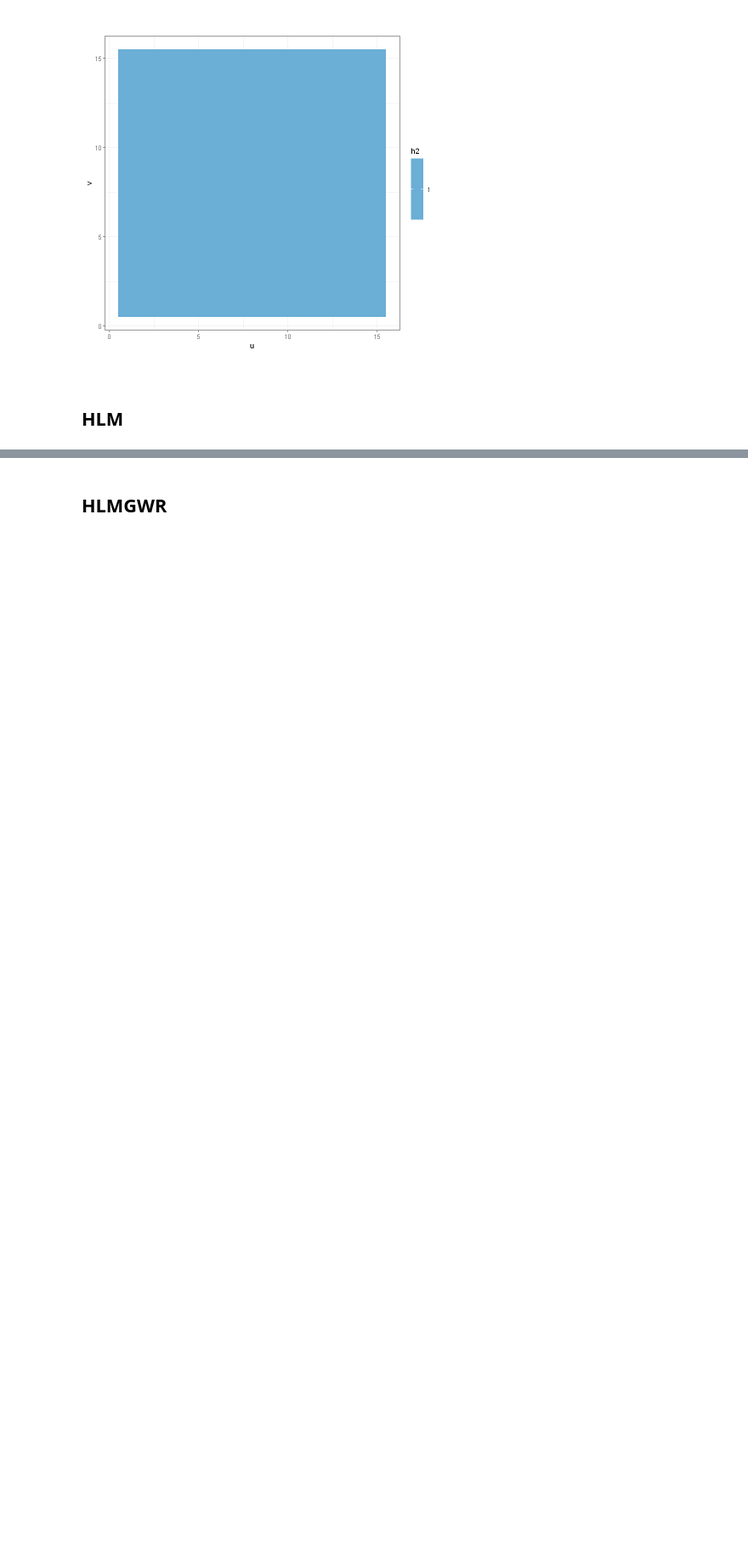
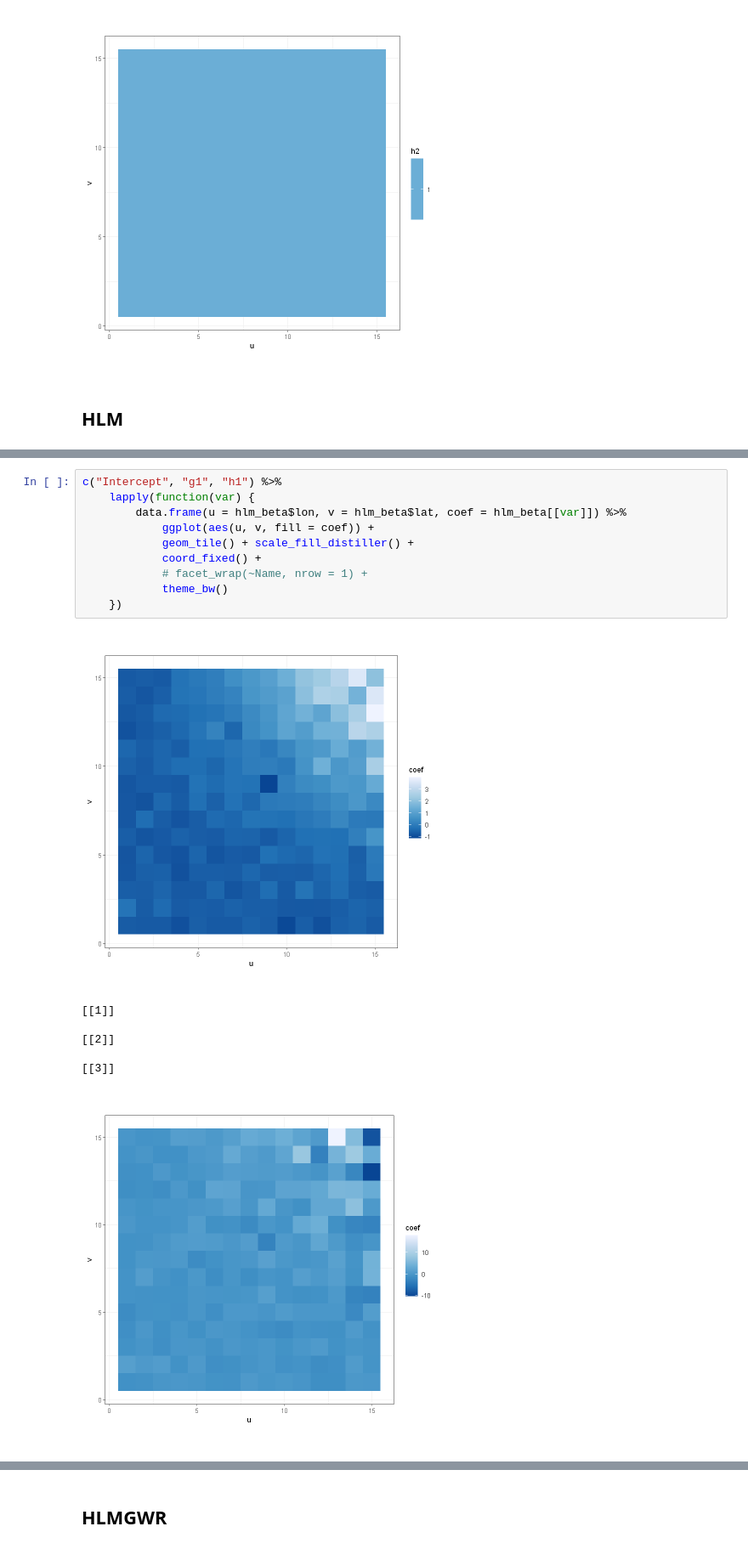
Before and after one commit to HPDell/hgwr, a Jupyter notebook: scripts/check_result.ipynb, the cells around one changed output, grey strips where cells are left out. Shown: that part at 85% size. Saved outputs shown, nothing was run; the diff lists cells and outputs as text; blank space fills up the shorter version.

```diff
--- a/scripts/check_result.ipynb
+++ b/scripts/check_result.ipynb
@@ -230,0 +254,18 @@ data.frame(Ground.Truth = beta0$h1, Estimation = hlm_beta$h1) %>%
+# %%
+c("Intercept", "g1", "h1") %>%
+    lapply(function(var) {
+        data.frame(u = hlm_beta$lon, v = hlm_beta$lat, coef = hlm_beta[[var]]) %>%
+            ggplot(aes(u, v, fill = coef)) +
+            geom_tile() + scale_fill_distiller() +
+            coord_fixed() +
+            # facet_wrap(~Name, nrow = 1) +
+            theme_bw()
+    })
+# %% [output]
+[figure, added]
+[[1]]
+
+[[2]]
+
+[[3]]
+[figure, added]
```
Also changed, not shown: parts of 12 cells of this notebook.
